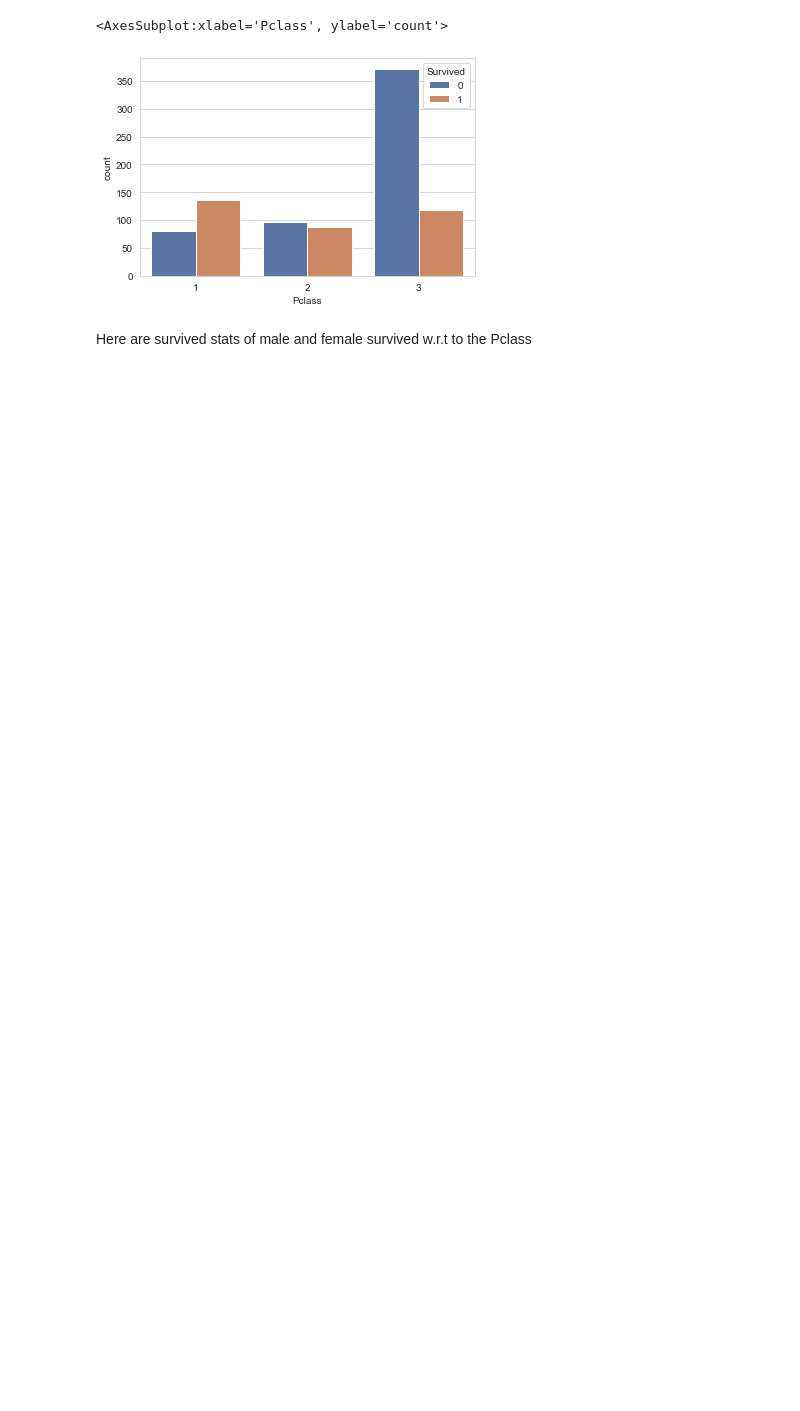
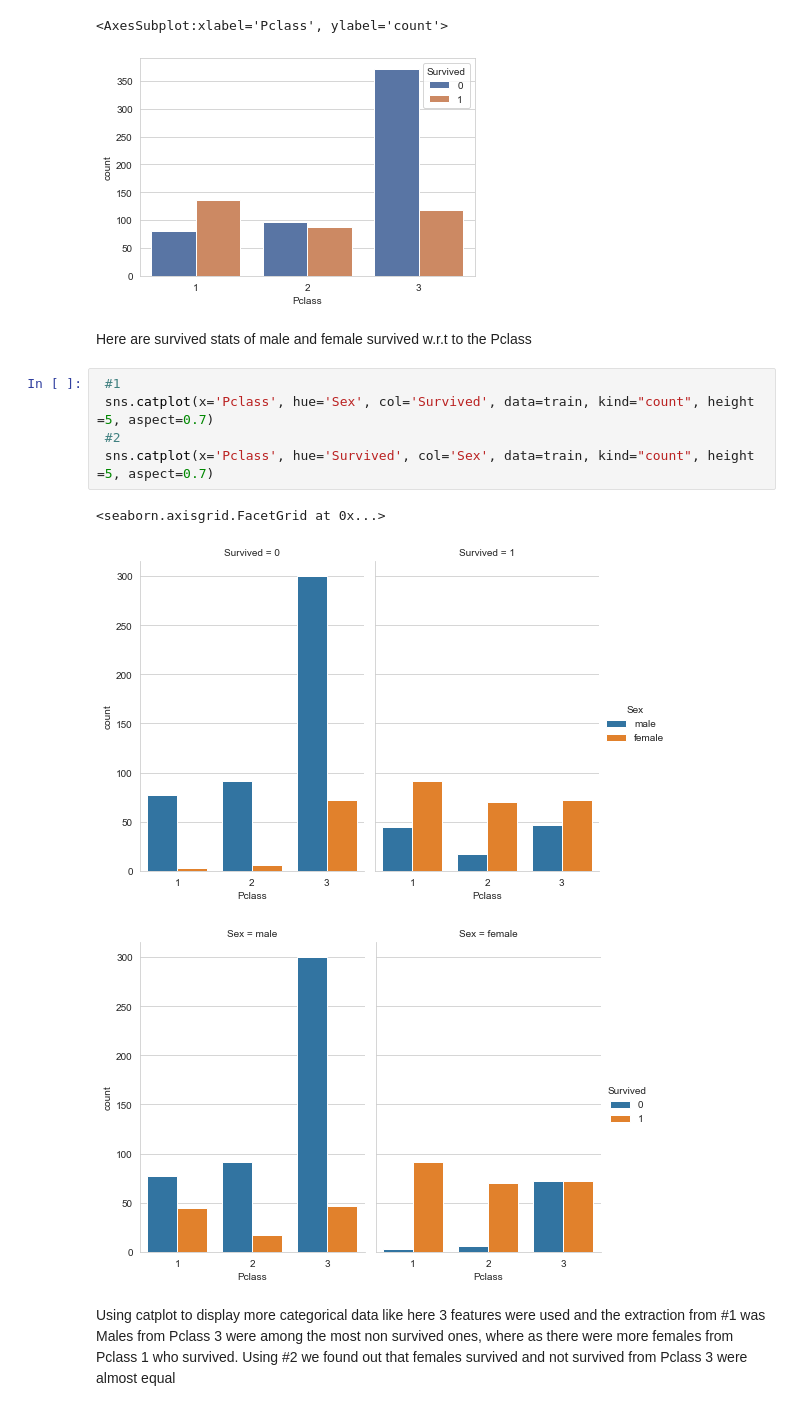
Before and after one commit to elliotfromfsociety/KAGGLE, a Jupyter notebook: TITANIC KAGGLE/Data Analysis Of Titanic Dataset.ipynb, the cells around one changed output. Drawn from its saved outputs; the diff is of its cells as text; blank space fills up the shorter version.

```diff
--- a/TITANIC KAGGLE/Data Analysis Of Titanic Dataset.ipynb
+++ b/TITANIC KAGGLE/Data Analysis Of Titanic Dataset.ipynb
@@ -43,3 +43,16 @@ sns.countplot( x='Pclass',  hue="Survived", palette="deep", data =train,)
 [figure]
 # %% [markdown]
 Here are survived stats of male and female survived w.r.t to the Pclass
+# %%
+ #1
+ sns.catplot(x='Pclass', hue='Sex', col='Survived', data=train, kind="count", height =5, aspect=0.7)
+ #2
+ sns.catplot(x='Pclass', hue='Survived', col='Sex', data=train, kind="count", height =5, aspect=0.7)
+# %% [output]
+<seaborn.axisgrid.FacetGrid at 0x...>
+[figure, added]
+[figure, added]
+# %% [markdown]
+Using catplot to display more categorical data like here 3 features were used and the extraction from #1 was
+Males from Pclass 3 were among the most non survived ones, where as there were more females from Pclass 1 who survived.
+Using #2 we found out that females survived and not survived from Pclass 3 were almost equal
```
Also changed, not shown: parts of 2 cells of this notebook.
